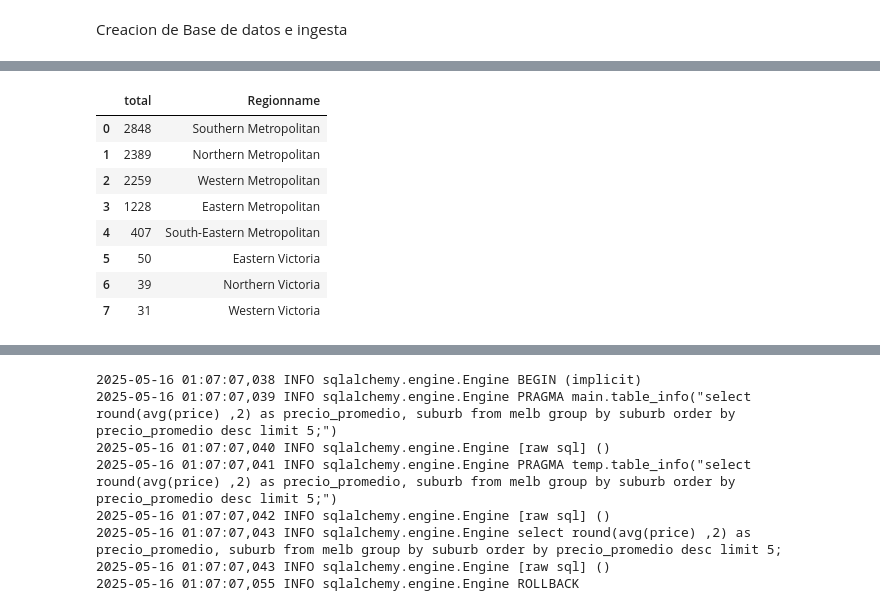
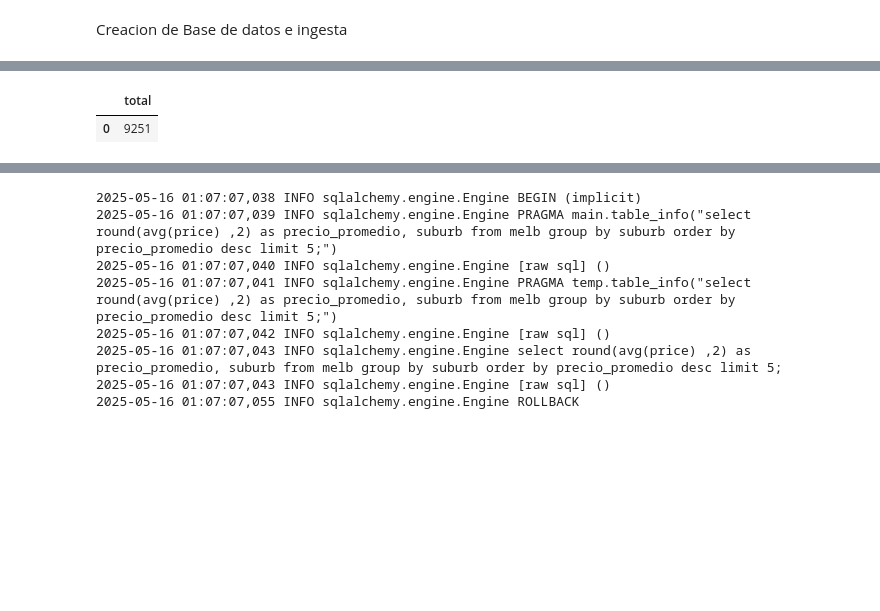
Before and after one commit to ramirobarone/CienciaDeDatosDiplo, a Jupyter notebook: Entregable_parte_1_eycd.ipynb, the cells around one changed output, grey strips where cells are left out. Drawn from its saved outputs; the diff is of its cells as text; code cells hidden in the pictures; blank space fills up the shorter version.

```diff
--- a/Entregable_parte_1_eycd.ipynb
+++ b/Entregable_parte_1_eycd.ipynb
@@ -55,12 +77,19 @@ https://docs.sqlalchemy.org/en/14/core/engines.html#sqlite
 # %% [markdown]
 Creacion de Base de datos e ingesta
 # %%
-engine = create_engine("sqlite:///C:\\diplomatura\\to\\melbourne.db", echo=True)
-# engine
+# Create a SQLite database -- engine
 
-melb_df.to_sql('melb', con=engine, if_exists='replace', index=False)
+engine = create_engine("sqlite:///melbourne.db", echo=True)
 
-airbnb_df['zipcode'] = pandas.to_numeric( airbnb_df.zipcode, errors='coerce')
-insertPriceAndZipcode = airbnb_df[['weekly_price','monthly_price', 'zipcode']].dropna()
-insertPriceAndZipcode.to_sql('airbnb', con=engine, if_exists='replace', index=False)
-airbnb_df
+# Working data for the analysis
+airbnb_df['zipcode'] = pd.to_numeric(airbnb_df.zipcode, errors='coerce')
+airbnb_df['zipcode_int'] = airbnb_df.zipcode.fillna(0).astype('int') # Convertimos la columna zipcode a int y renombramos la columna para no perder la original
+melb_df['Postcode'] = pd.to_numeric(melb_df.Postcode, errors='coerce')
+melb_df['Postcode_int'] = melb_df.Postcode.fillna(0).astype('int') # Convertimos la columna Postcode a int y renombramos la columna para no perder la original
+airbnb_df['weekly_price_calculate'] = airbnb_df.apply(lambda row: row['price']*7. if pd.isnull(row['weekly_price']) else row['weekly_price'], axis=1) # Realizamos el calculo de weekly_price considerando price*7dias
+airbnb_df['monthly_price_calculate'] = airbnb_df.apply(lambda row: row['price']*30. if pd.isnull(row['monthly_price']) else row['monthly_price'], axis=1) # Realizamos el calculo de weekly_price considerando price*30dias
+airbnb_df['zipcode'] = pd.to_numeric( airbnb_df.zipcode, errors='coerce')
+melb_df['Date'] = pd.to_datetime(melb_df['Date'], errors='coerce') # Convertimos la columna Date a datetime
+melb_df['Bedroom2'] = melb_df['Bedroom2'].fillna(0).astype('int') # Convertimos la columna Bedroom2 a int
+melb_df['Bathroom'] = melb_df['Bathroom'].fillna(0).astype('int') # Convertimos la columna Bathroom a int
+melb_df['Car'] = melb_df['Car'].fillna(0).astype('int') # Convertimos la columna Car a int
@@ -170,7 +270,7 @@ resultTotalRegistrosPorBarrioYCiudad
 # %%
     # - Consulta con filtro: ¿Cuántas propiedades hay por ciudad con más de 2 habitaciones?
 
-queryTotalRegistrosPorCiudadConMasDe2Habitaciones = "select count(*) as total, regionname from melb where rooms > 2 group by Regionname order by total desc;"
-resultTotalRegistrosPorCiudadConMasDe2Habitaciones = pandas.read_sql(queryTotalRegistrosPorCiudadConMasDe2Habitaciones, con=engine)
+queryTotalRegistrosPorCiudadConMasDe2Habitaciones = "select count(*) as total from melb where rooms > 2 order by total desc;"
+resultTotalRegistrosPorCiudadConMasDe2Habitaciones = pd.read_sql(queryTotalRegistrosPorCiudadConMasDe2Habitaciones, con=engine)
 resultTotalRegistrosPorCiudadConMasDe2Habitaciones
 # %% [output]
@@ -185,11 +285,4 @@ resultTotalRegistrosPorCiudadConMasDe2Habitaciones
-|  | total | Regionname |
-| 0 | 2848 | Southern Metropolitan |
-| 1 | 2389 | Northern Metropolitan |
-| 2 | 2259 | Western Metropolitan |
-| 3 | 1228 | Eastern Metropolitan |
-| 4 | 407 | South-Eastern Metropolitan |
-| 5 | 50 | Eastern Victoria |
-| 6 | 39 | Northern Victoria |
-| 7 | 31 | Western Victoria |
+|  | total |
+| 0 | 9251 |
 # %%
     # - Agregación condicional: ¿Cuál es el precio promedio de propiedades según tipo (Type) y ciudad?
```
Also changed, not shown: parts of 19 cells of this notebook, 1 other file.
